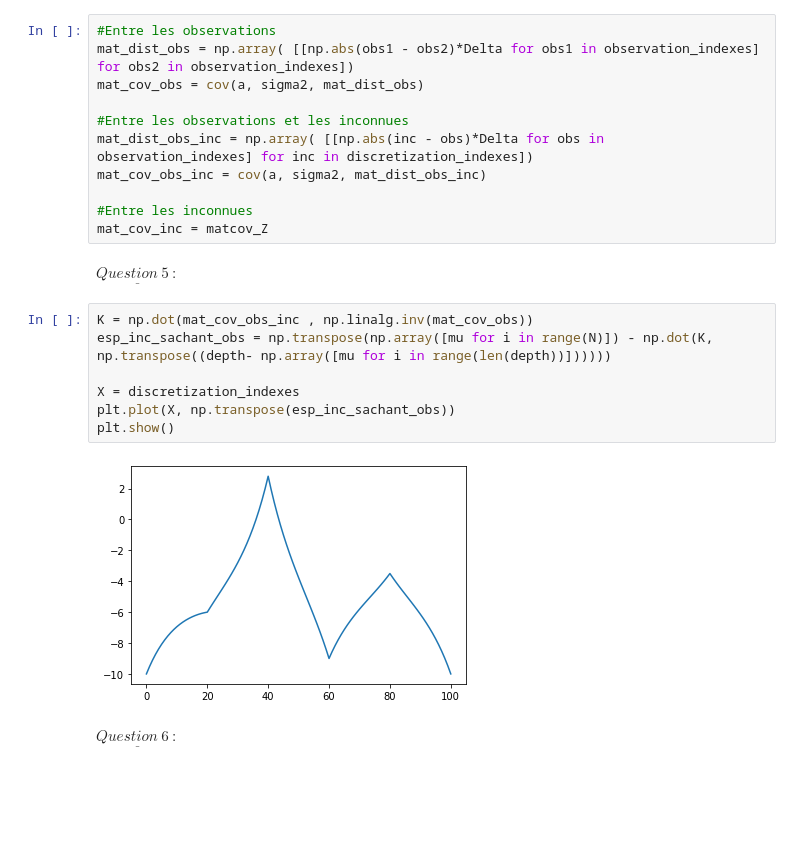
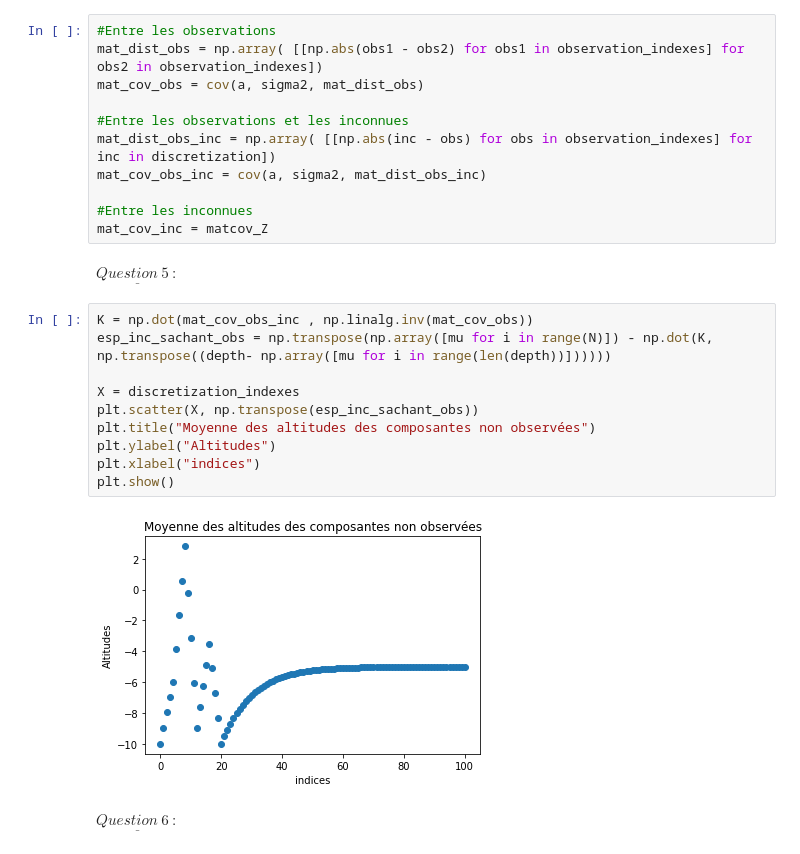
Before and after one commit to cohennion/projet-proba, a Jupyter notebook: projetproba modifié.ipynb, the cells around one changed output. Saved outputs shown, nothing was run; the diff lists cells and outputs as text; blank space fills up the shorter version.

```diff
--- a/projetproba modifié.ipynb
+++ b/projetproba modifié.ipynb
@@ -97,11 +106,11 @@ matcov_Z = cov(a, sigma2, mat_dist)
 $ \underline{ Question~4~:}$
 # %%
 #Entre les observations
-mat_dist_obs = np.array( [[np.abs(obs1 - obs2)*Delta for obs1 in observation_indexes] for obs2 in observation_indexes])
+mat_dist_obs = np.array( [[np.abs(obs1 - obs2) for obs1 in observation_indexes] for obs2 in observation_indexes])
 mat_cov_obs = cov(a, sigma2, mat_dist_obs)
 
 #Entre les observations et les inconnues
-mat_dist_obs_inc = np.array( [[np.abs(inc - obs)*Delta for obs in observation_indexes] for inc in discretization_indexes])
+mat_dist_obs_inc = np.array( [[np.abs(inc - obs) for obs in observation_indexes] for inc in discretization])
 mat_cov_obs_inc = cov(a, sigma2, mat_dist_obs_inc)
 
 #Entre les inconnues
@@ -111,12 +120,15 @@ $ \underline{ Question~5~:}$
 # %%
 K = np.dot(mat_cov_obs_inc , np.linalg.inv(mat_cov_obs))
 esp_inc_sachant_obs = np.transpose(np.array([mu for i in range(N)]) - np.dot(K, np.transpose((depth- np.array([mu for i in range(len(depth))])))))
 
 X = discretization_indexes
-plt.plot(X, np.transpose(esp_inc_sachant_obs))
+plt.scatter(X, np.transpose(esp_inc_sachant_obs))
+plt.title("Moyenne des altitudes des composantes non observées")
+plt.ylabel("Altitudes")
+plt.xlabel("indices")
 plt.show()
 # %% [output]
-[figure, old version]
+[figure, new version]
 # %% [markdown]
 $ \underline{ Question~6~:}$
 # %%
```
Also changed, not shown: parts of 11 cells of this notebook.
